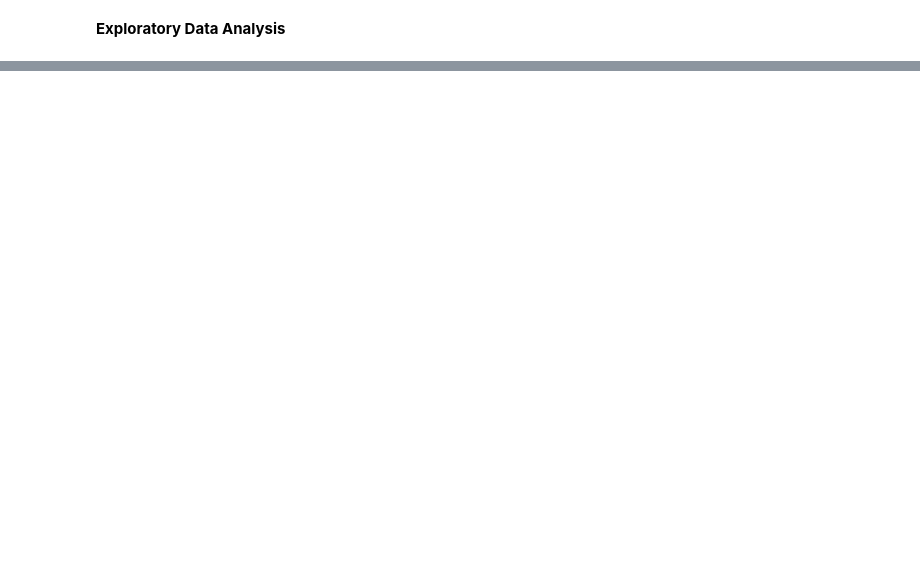
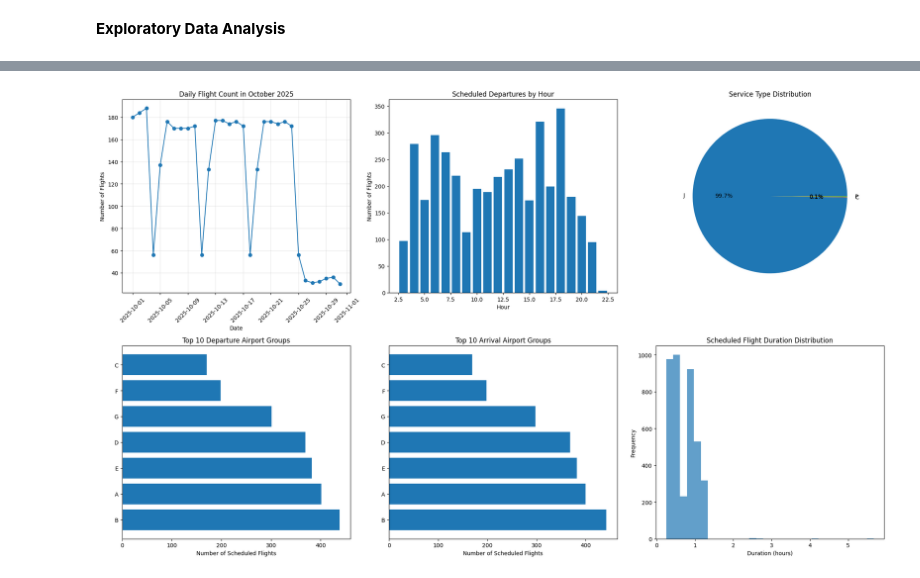
Before and after one commit to tobiasfremming/AvinorHackathon, a Jupyter notebook: src/exploratory_analysis.ipynb, the cells around one changed output, grey strips where cells are left out. Drawn from its saved outputs; the diff is of its cells as text; code cells hidden in the pictures; blank space fills up the shorter version.

Commit message:
feat: data visualization and analysis

```diff
--- a/src/exploratory_analysis.ipynb
+++ b/src/exploratory_analysis.ipynb
@@ -91,0 +353,89 @@ ModuleNotFoundError: No module named 'matplotlib.backends.registry'
+# %%
+# ====================================================================================================
+# OCTOBER 2025 SCHEDULE ANALYSIS
+# ====================================================================================================
+
+df_sched = dataframes["schedule_oct2025"]
+print(f"October 2025 schedule shape: {df_sched.shape}")
+
+# Convert datetime columns
+df_sched['std'] = pd.to_datetime(df_sched['std'])
+df_sched['sta'] = pd.to_datetime(df_sched['sta'])
+df_sched['dep_hour'] = df_sched['std'].dt.hour
+df_sched['dep_date'] = df_sched['std'].dt.date
+
+fig, axes = plt.subplots(2, 3, figsize=(20, 12))
+
+# 1. Daily flight distribution
+daily_flights = df_sched.groupby('dep_date').size()
+axes[0,0].plot(daily_flights.index, daily_flights.values, marker='o')
+axes[0,0].set_title("Daily Flight Count in October 2025")
+axes[0,0].set_xlabel("Date")
+axes[0,0].set_ylabel("Number of Flights")
+axes[0,0].tick_params(axis='x', rotation=45)
+axes[0,0].grid(True, alpha=0.3)
+
+# 2. Hourly flight distribution
+hourly_flights = df_sched['dep_hour'].value_counts().sort_index()
+axes[0,1].bar(hourly_flights.index, hourly_flights.values)
+axes[0,1].set_title("Scheduled Departures by Hour")
+axes[0,1].set_xlabel("Hour")
+axes[0,1].set_ylabel("Number of Flights")
+
+# 3. Service type distribution
+service_dist = df_sched['service_type'].value_counts()
+axes[0,2].pie(service_dist.values, labels=service_dist.index, autopct='%1.1f%%')
+axes[0,2].set_title("Service Type Distribution")
+
+# 4. Top departure airport groups
+dep_groups = df_sched['dep_airport_group'].value_counts().head(10)
+axes[1,0].barh(range(len(dep_groups)), dep_groups.values)
+axes[1,0].set_title("Top 10 Departure Airport Groups")
+axes[1,0].set_xlabel("Number of Scheduled Flights")
+axes[1,0].set_yticks(range(len(dep_groups)))
+axes[1,0].set_yticklabels(dep_groups.index)
+
+# 5. Top arrival airport groups
+arr_groups = df_sched['arr_airport_group'].value_counts().head(10)
+axes[1,1].barh(range(len(arr_groups)), arr_groups.values)
+axes[1,1].set_title("Top 10 Arrival Airport Groups")
+axes[1,1].set_xlabel("Number of Scheduled Flights")
+axes[1,1].set_yticks(range(len(arr_groups)))
+axes[1,1].set_yticklabels(arr_groups.index)
+
+# 6. Flight duration distribution
+df_sched['flight_duration'] = (df_sched['sta'] - df_sched['std']).dt.total_seconds() / 3600  # in hours
+duration_data = df_sched['flight_duration'].dropna()
+duration_data = duration_data[duration_data > 0]  # Remove negative durations
+axes[1,2].hist(duration_data, bins=30, alpha=0.7)
+axes[1,2].set_title("Scheduled Flight Duration Distribution")
+axes[1,2].set_xlabel("Duration (hours)")
+axes[1,2].set_ylabel("Frequency")
+
+plt.tight_layout()
+plt.show()
+
+# Weekday pattern analysis
+df_sched['weekday'] = df_sched['std'].dt.day_name()
+weekday_order = ['Monday', 'Tuesday', 'Wednesday', 'Thursday', 'Friday', 'Saturday', 'Sunday']
+weekday_flights = df_sched['weekday'].value_counts().reindex(weekday_order)
+
+plt.figure(figsize=(12, 6))
+bars = plt.bar(range(len(weekday_flights)), weekday_flights.values)
+plt.title("Scheduled Flights by Day of Week (October 2025)")
+plt.xlabel("Day of Week")
+plt.ylabel("Number of Flights")
+plt.xticks(range(len(weekday_flights)), weekday_flights.index)
+# Add values on bars
+for bar, value in zip(bars, weekday_flights.values):
+    plt.text(bar.get_x() + bar.get_width()/2, bar.get_height() + 5,
+             str(value), ha='center', va='bottom')
+plt.show()
+
+print(f"Total scheduled flights in October 2025: {len(df_sched):,}")
+print(f"Date range: {df_sched['std'].min()} to {df_sched['std'].max()}")
+print(f"Average flights per day: {len(df_sched) / df_sched['dep_date'].nunique():.1f}")
+print(f"Unique departure airports: {df_sched['dep_airport'].nunique()}")
+print(f"Unique arrival airports: {df_sched['arr_airport'].nunique()}")
+print(f"Average flight duration: {duration_data.mean():.1f} hours")
+# %% [output]
@@ -91,0 +443 @@ ModuleNotFoundError: No module named 'matplotlib.backends.registry'
+[figure, added]
```
Also changed, not shown: parts of 18 cells of this notebook, 1 other file.
